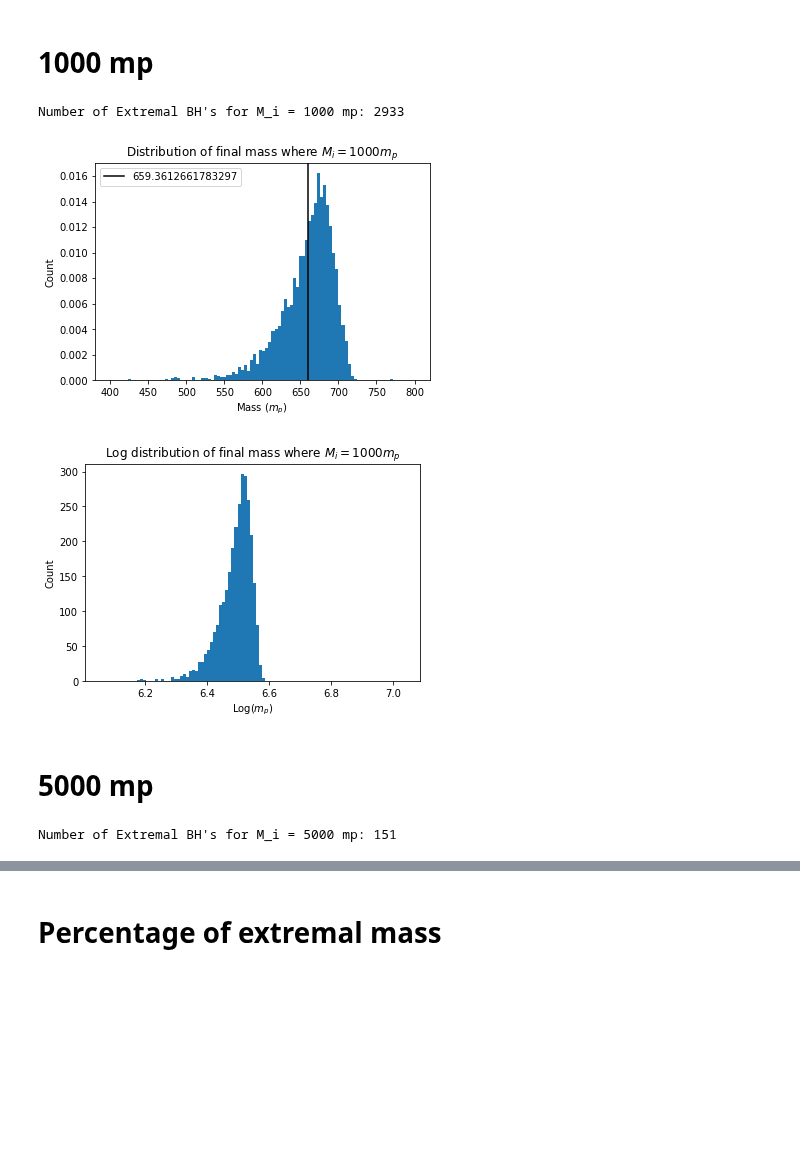
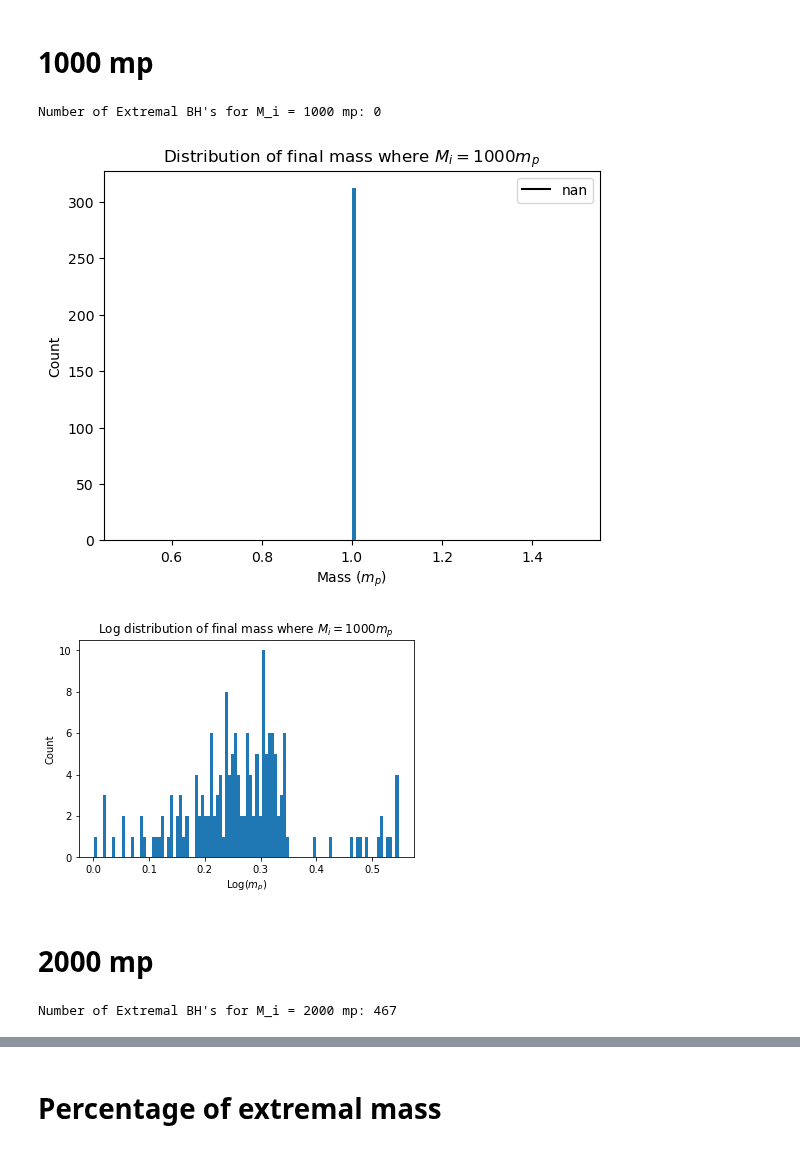
Before and after one commit to qtaylorphys/BH_Extremal, a Jupyter notebook: Analysis.ipynb, the cells around one changed output, grey strips where cells are left out. Cells and saved outputs as stored; diff of their text form; code cells hidden in the pictures; blank space fills up the shorter version.

```diff
--- a/Analysis.ipynb
+++ b/Analysis.ipynb
@@ -103,22 +186,23 @@ plt.show()
 # 1000 mp
 # %%
 mass1k = np.loadtxt("/home/qtaylor/BH_extremal/Outputs/1000BH.txt", delimiter = ',')
-fmass1k = mass1k[:,2]
-avg1k = np.mean(fmass1k[fmass1k > 1])
-print("Number of Extremal BH's for M_i = 1000 mp:", len(fmass1k))
+f1k = mass1k[:,2]
+a1k = np.where(mass1k[:,4] == 1)
+avg1k = np.mean(f1k[a1k])
+print("Number of Extremal BH's for M_i = 1000 mp:", len(f1k[a1k]))
 # %% [output]
-Number of Extremal BH's for M_i = 1000 mp: 2933
+Number of Extremal BH's for M_i = 1000 mp: 0
 # %%
-plt.hist(fmass1k[fmass1k > 1], bins = 100, density = True, range = (400, 800))
-plt.axvline(np.mean(fmass1k[fmass1k > 1]), color = 'black', label = np.mean(fmass1k[fmass1k > 1]) )
+plt.hist(f1k[:], bins = 100, density = False)
+plt.axvline(avg1k, color = 'black', label = avg1k)
 plt.legend()
 plt.title("Distribution of final mass where $M_i = 1000 m_p$")
 plt.xlabel("Mass ($m_p$)")
 plt.ylabel("Count")
 plt.savefig("/home/qtaylor/BH_extremal/Outputs/1000BH.png")
 plt.show()
 # %% [output]
-[figure, old version]
+[figure, new version]
 # %%
 plt.hist(np.log(fmass1k[fmass1k > 1]), bins = 100)
 # plt.axvline(np.mean(fmass500[fmass500 > 1]), color = 'black', label = np.mean(fmass500[fmass500 > 1]) )
@@ -129,14 +213,14 @@ plt.ylabel("Count")
 plt.savefig("/home/qtaylor/BH_extremal/Outputs/Log1000BH.png")
 plt.show()
 # %% [output]
-[figure, old version]
+[figure, new version]
 # %% [markdown]
-# 5000 mp
+# 2000 mp
 # %%
-mass5k = np.loadtxt("/home/qtaylor/BH_extremal/Outputs/5000BH.txt", delimiter = ',')
-fmass5k = mass5k[:,2]
-avg5k = np.mean(fmass5k[fmass5k > 1])
-print("Number of Extremal BH's for M_i = 5000 mp:", len(fmass5k))
+mass2k = np.loadtxt("/home/qtaylor/BH_extremal/Outputs/2000BH.txt", delimiter = ',')
+fmass2k = mass2k[:,2]
+avg2k = np.mean(fmass2k[fmass2k > 1])
+print("Number of Extremal BH's for M_i = 2000 mp:", len(fmass2k))
 # %% [output]
-Number of Extremal BH's for M_i = 5000 mp: 151
+Number of Extremal BH's for M_i = 2000 mp: 467
 # %%
```
Also changed, not shown: parts of 26 cells of this notebook.
